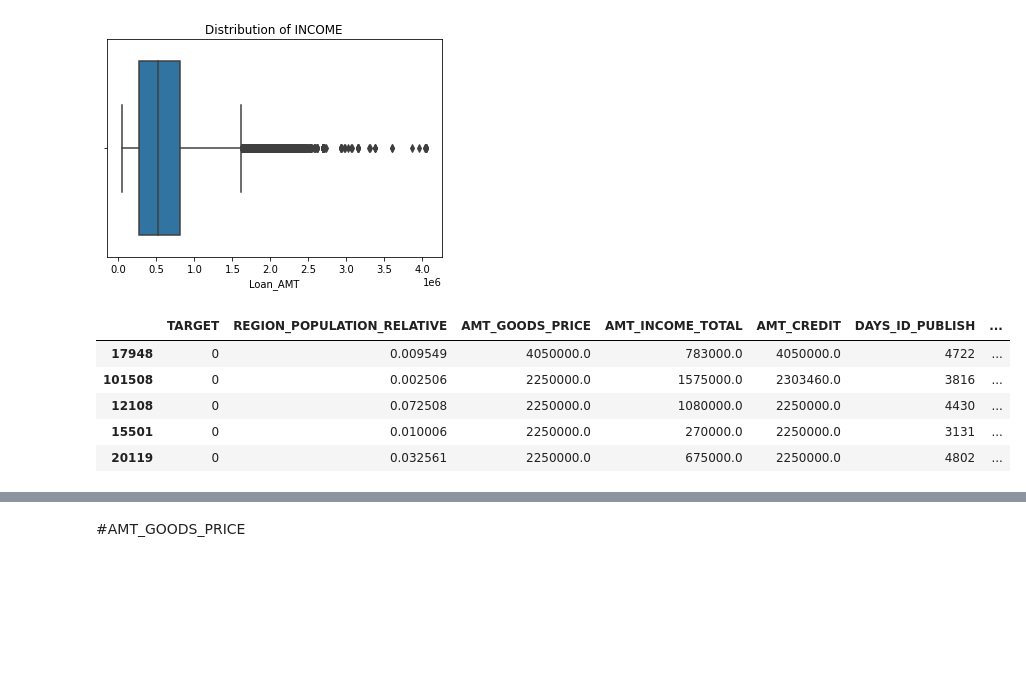
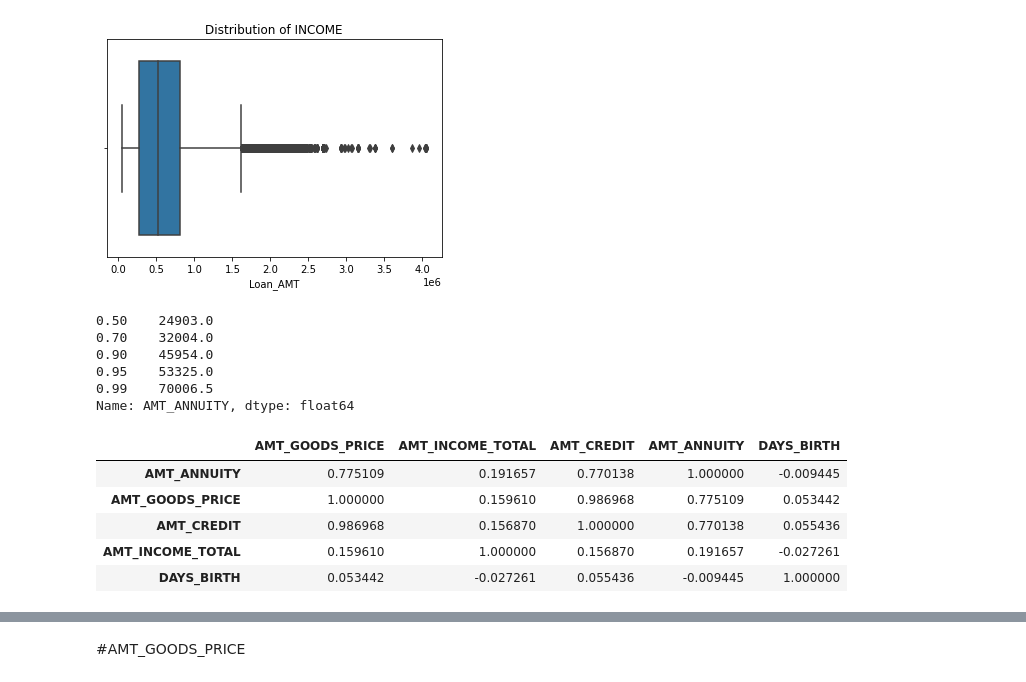
Before and after one commit to annuushhqaaa/Team8-2209403213_Anushka-Umbre, a Jupyter notebook: Team_8_Module_Test_(Part_1)_AAS.ipynb, the cells around one changed output, grey strips where cells are left out. Drawn from its saved outputs; the diff is of its cells as text; code cells hidden in the pictures; blank space fills up the shorter version.

```diff
--- a/Team_8_Module_Test_(Part_1)_AAS.ipynb
+++ b/Team_8_Module_Test_(Part_1)_AAS.ipynb
@@ -1061,17 +1157,26 @@ plt.title('Distribution of INCOME')
 plt.show()
 # %% [output]
 [figure]
+# %%
+new_df.AMT_ANNUITY.quantile([0.5, 0.7, 0.9,0.95,0.99])
+# %% [output]
+0.50    24903.0
+0.70    32004.0
+0.90    45954.0
+0.95    53325.0
+0.99    70006.5
+Name: AMT_ANNUITY, dtype: float64
 # %%
 #Filterring data on bases of Laon amount for top 10 loan amounts
-df_amt=new_con_df.nlargest(10,columns='AMT_ANNUITY')
+df_amt=cat3_df.nlargest(10,columns='AMT_ANNUITY')
 df_amt.head()
 # %% [output]
-|  | TARGET | REGION_POPULATION_RELATIVE | AMT_GOODS_PRICE | AMT_INCOME_TOTAL | AMT_CREDIT | DAYS_ID_PUBLISH | ... |
-| 17948 | 0 | 0.009549 | 4050000.0 | 783000.0 | 4050000.0 | 4722 | ... |
-| 101508 | 0 | 0.002506 | 2250000.0 | 1575000.0 | 2303460.0 | 3816 | ... |
-| 12108 | 0 | 0.072508 | 2250000.0 | 1080000.0 | 2250000.0 | 4430 | ... |
-| 15501 | 0 | 0.010006 | 2250000.0 | 270000.0 | 2250000.0 | 3131 | ... |
-| 20119 | 0 | 0.032561 | 2250000.0 | 675000.0 | 2250000.0 | 4802 | ... |
+|  | AMT_GOODS_PRICE | AMT_INCOME_TOTAL | AMT_CREDIT | AMT_ANNUITY | DAYS_BIRTH |
+| AMT_ANNUITY | 0.775109 | 0.191657 | 0.770138 | 1.000000 | -0.009445 |
+| AMT_GOODS_PRICE | 1.000000 | 0.159610 | 0.986968 | 0.775109 | 0.053442 |
+| AMT_CREDIT | 0.986968 | 0.156870 | 1.000000 | 0.770138 | 0.055436 |
+| AMT_INCOME_TOTAL | 0.159610 | 1.000000 | 0.156870 | 0.191657 | -0.027261 |
+| DAYS_BIRTH | 0.053442 | -0.027261 | 0.055436 | -0.009445 | 1.000000 |
 # %%
 #Plotting graph for approved loan amount
 df_amt.plot.bar()
```
Also changed, not shown: parts of 47 cells of this notebook.
